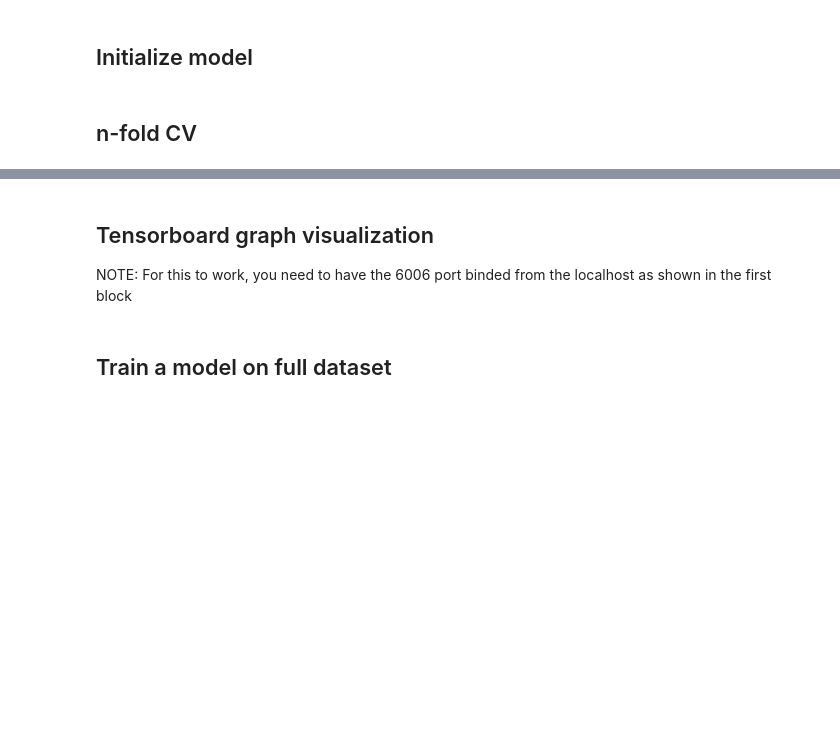
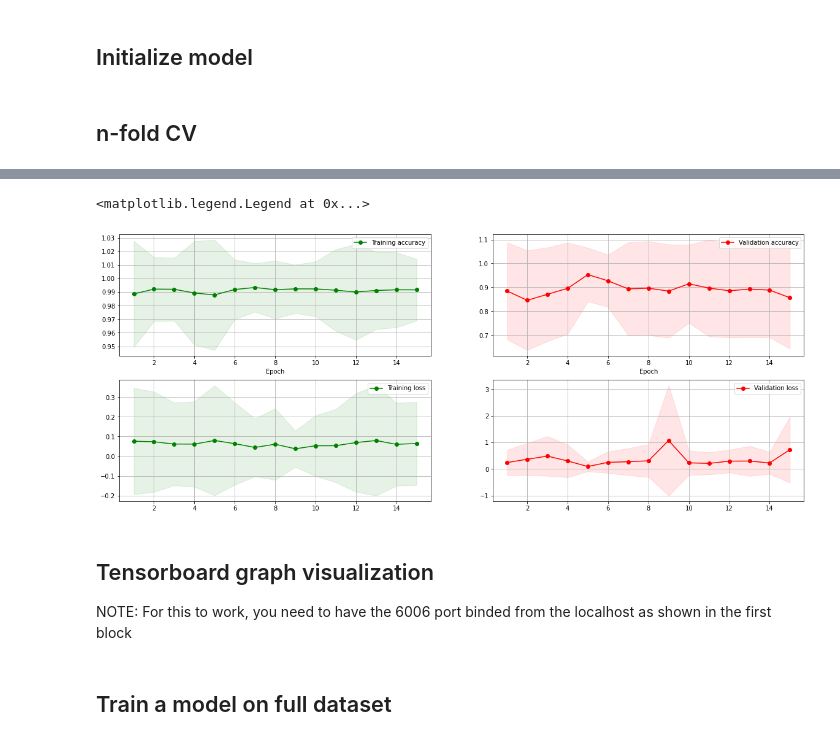
Before and after one commit to nipreps/nondefaced-detector, a Jupyter notebook: examples/01_experiment_face_refaced_defaced.ipynb, the cells around one changed output, grey strips where cells are left out. Drawn from its saved outputs; the diff is of its cells as text; code cells hidden in the pictures; blank space fills up the shorter version.

Commit message:
more cleaning and work for metrics plotting (WIP)

```diff
--- a/examples/01_experiment_face_refaced_defaced.ipynb
+++ b/examples/01_experiment_face_refaced_defaced.ipynb
@@ -758,0 +891,20 @@ for fold in range(1, 15):
+# %%
+import numpy as np
+print("Available Metrics: ", df['tag'].unique())
+
+def get_metrics(df, metric='epoch_accuracy', n_epochs = 15, n_folds=15, plane='combined', run='train'):
+
+    temp = df[df["run"].str.contains(plane + '/' + run)]
+    m = temp[temp["tag"].str.contains(metric)]
+
+    arr = []
+    for i in range(1, n_epochs+1):
+        fold_i = m[m["run"].str.match('train_test_fold_' + str(i) + '/')]
+        arr.append(fold_i['value'].tolist())
+
+    return np.array(arr)
+
+train_acc_arr = get_metrics(df)
+val_acc_arr = get_metrics(df, metric='epoch_accuracy', run='validation')
+train_loss_arr = get_metrics(df, metric='epoch_loss', run='train')
+val_loss_arr = get_metrics(df, metric='epoch_loss', run='validation')
@@ -759,3 +914,63 @@ for fold in range(1, 15):
+# %%
+import numpy as np
+n_folds = 15
+
+tr_acc_fold_mean = np.mean(train_acc_arr, axis=1)
+tr_acc_fold_std = np.std(train_acc_arr, axis=1)
+
+val_acc_fold_mean = np.mean(val_acc_arr, axis=1)
+val_acc_fold_std = np.std(val_acc_arr, axis=1)
+
+tr_loss_fold_mean = np.mean(train_loss_arr, axis=1)
+tr_loss_fold_std = np.std(train_loss_arr, axis=1)
+
+val_loss_fold_mean = np.mean(val_loss_arr, axis=1)
+val_loss_fold_std = np.std(val_loss_arr, axis=1)
+
+
+_, axes = plt.subplots(2, 2, figsize=(20, 8))
+
+axes[0, 0].grid()
+axes[0, 1].grid()
+
+axes[0, 0].fill_between(range(1, n_folds+1), tr_acc_fold_mean - tr_acc_fold_std,
+                         tr_acc_fold_mean + tr_acc_fold_std, alpha=0.1,
+                         color="g")
+axes[0, 1].fill_between(range(1, n_folds+1), val_acc_fold_mean - val_acc_fold_std,
+                         val_acc_fold_mean + val_acc_fold_std, alpha=0.1,
+                         color="r")
+axes[0, 0].plot(range(1, n_folds+1), tr_acc_fold_mean, 'o-', color="g",
+                 label="Training accuracy")
+
+axes[0, 1].plot(range(1, n_folds+1), val_acc_fold_mean, 'o-', color="r",
+                 label="Validation accuracy")
+
+axes[0, 0].set_xlabel('Epoch')
+axes[0, 1].set_xlabel('Epoch')
+
+axes[0, 0].legend(loc="best")
+axes[0, 1].legend(loc="best")
+
+
+axes[1, 0].grid()
+axes[1, 1].grid()
+axes[1, 0].fill_between(range(1, n_folds+1), tr_loss_fold_mean - tr_loss_fold_std,
+                         tr_loss_fold_mean + tr_loss_fold_std, alpha=0.1,
+                         color="g")
+axes[1, 1].fill_between(range(1, n_folds+1), val_loss_fold_mean - val_loss_fold_std,
+                         val_loss_fold_mean + val_loss_fold_std, alpha=0.1,
+                         color="r")
+axes[1, 0].plot(range(1, n_folds+1), tr_loss_fold_mean, 'o-', color="g",
+                 label="Training loss")
+
+axes[1, 1].plot(range(1, n_folds+1), val_loss_fold_mean, 'o-', color="r",
+                 label="Validation loss")
+
+axes[1, 0].legend(loc="best")
+axes[1, 1].legend(loc="best")
+# %% [output]
+<matplotlib.legend.Legend at 0x...>
+[figure, added]
 # %% [markdown]
 ## Tensorboard graph visualization
 
```
Also changed, not shown: parts of 24 cells of this notebook, 2 other files.
